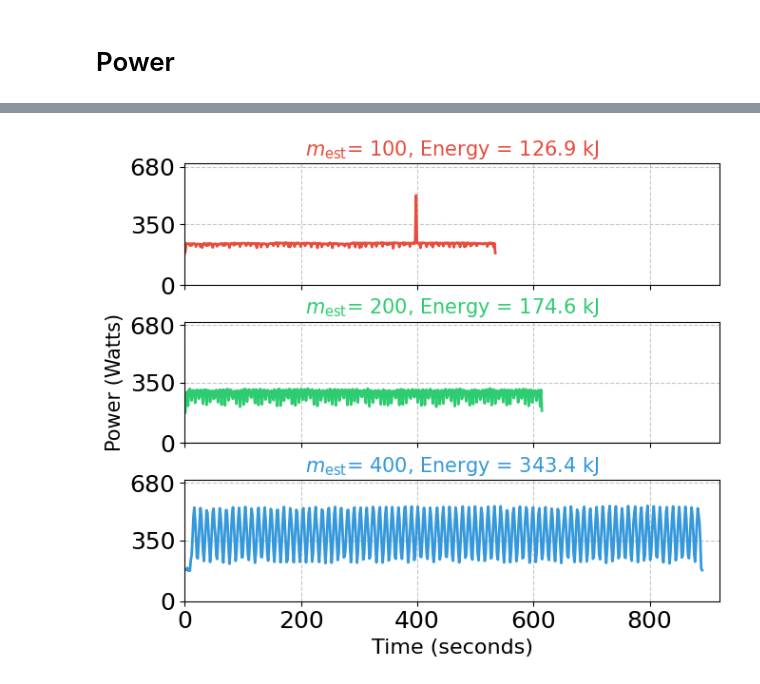
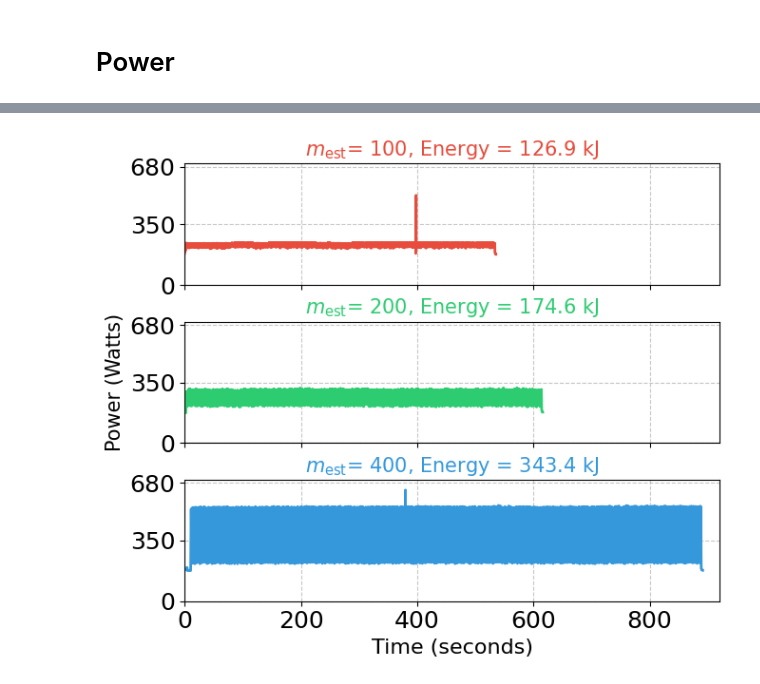
Before and after one commit to paper-code1/VecchiaConditionalExtremes, a Jupyter notebook: experiments/scale/PerformanceVisu_GH200_scaling.ipynb, the cells around one changed output, grey strips where cells are left out. Drawn from its saved outputs; the diff is of its cells as text; code cells hidden in the pictures.

```diff
--- a/experiments/scale/PerformanceVisu_GH200_scaling.ipynb
+++ b/experiments/scale/PerformanceVisu_GH200_scaling.ipynb
@@ -581,8 +584,8 @@ def plot_power_consumption(start_time=300, end_time=340):
 
             # Plot on the appropriate subplot
             ax = axes[i]
-            ax.plot(filtered_data['time_seconds'][::30],
-                   filtered_data['pynvml:0'][::30],
+            ax.plot(filtered_data['time_seconds'],
+                   filtered_data['pynvml:0'],
                    color=color,
                    linewidth=2)
 
@@ -604,31 +607,31 @@ def plot_power_consumption(start_time=300, end_time=340):
     # Set common x-axis label (only on bottom subplot)
     ax3.set_xlabel('Time (seconds)', fontsize=16)
 
     # Set x-axis limits
     ax1.set_xlim(start_time, end_time)
 
     # # Add max power reference line to each subplot
     # for ax in axes:
     #     ax.axhline(y=680, color='orange', linewidth=2, linestyle='--',
     #               label='680W-<measured Grace power consumption>')
 
     # Add a small legend to the bottom subplot
     # ax1.legend(loc='upper right', fontsize=14)
     ax2.set_ylabel('Power (Watts)', fontsize=15)
     # Set y-axis ticks to 250, 500, 700
     for ax in axes:
         ax.set_yticks([0, 350, 680])
 
     # Adjust layout
     plt.tight_layout()
 
     # Add a little more space between subplots
     plt.subplots_adjust(hspace=0.3)
 
     # Save the plot
     plt.savefig(f'./fig/gpu0_power_analysis_GH200_{start_time}_{end_time}_stacked.pdf', bbox_inches='tight')
     plt.show()
 # Example usage:
 plot_power_consumption(start_time=0, end_time=920)
 # %% [output]
-[figure, old version]
+[figure, new version]
```
Also changed, not shown: parts of 1 cell of this notebook, 2 other files.
